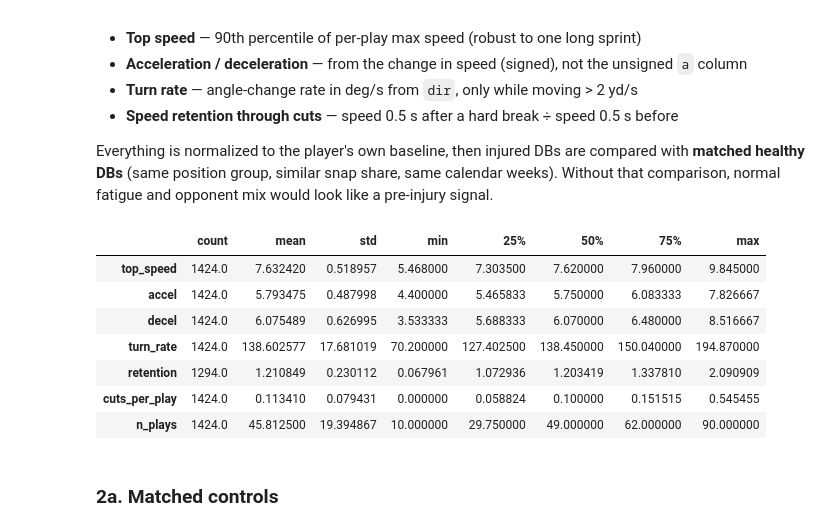
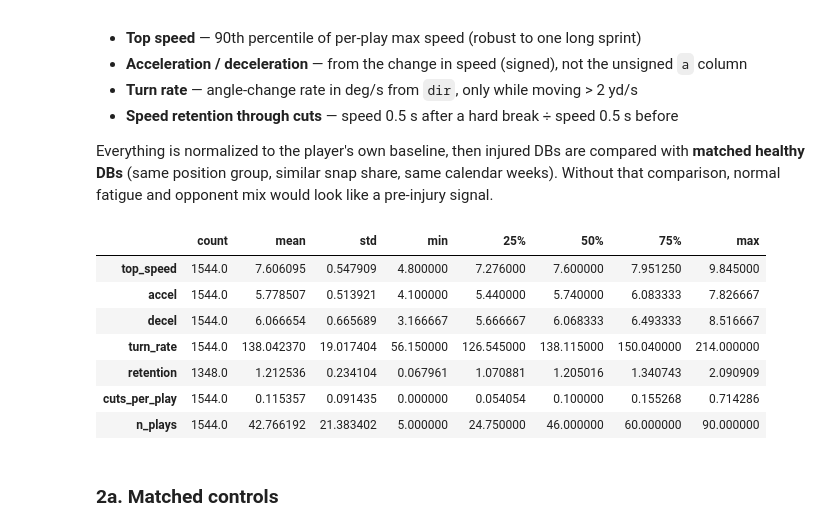
Before and after one commit to Ro-Yadav/USC-NFL-Big-Data-Bowl-2027, a Jupyter notebook: Ben_EDA/bdb2027_db_injury_risk.ipynb, the cells around one changed output. Saved outputs shown, nothing was run; the diff lists cells and outputs as text; code cells hidden in the pictures.

```diff
--- a/Ben_EDA/bdb2027_db_injury_risk.ipynb
+++ b/Ben_EDA/bdb2027_db_injury_risk.ipynb
@@ -348,41 +348,42 @@ def add_frame_features(trk, keys=GAME_KEYS, fps=None):
     trk["retention"] = np.where(trk.is_cut & (s_before > MIN_SPEED_FOR_DIR), s_after / s_before, np.nan)
     return trk
 
 
 def rep_level(trk, keys=GAME_KEYS):
     return (trk.groupby(keys)
                .agg(max_s=("s", "max"), max_acc=("long_acc", "max"), max_decel=("long_acc", "min"),
                     max_turn=("abs_turn", "max"), retention=("retention", "mean"),
                     n_cuts=("is_cut", "sum"))
                .assign(max_decel=lambda d: -d.max_decel)
                .reset_index())
 
 
 def game_level(pl, by=("nflId", "gameId")):
     q90 = lambda x: x.quantile(0.9)
     return (pl.groupby(list(by))
               .agg(top_speed=("max_s", q90), accel=("max_acc", q90), decel=("max_decel", q90),
                    turn_rate=("max_turn", q90), retention=("retention", "median"),
                    cuts_per_play=("n_cuts", "mean"), n_plays=("playId", "nunique"))
               .reset_index())
 
 
 FEATURES = ["top_speed", "accel", "decel", "turn_rate", "retention"]
 
 trk_db = add_frame_features(tracking[tracking.nflId.isin(db_ids)])
 pl = rep_level(trk_db).merge(plays[["gameId", "playId", "quarter"]], on=["gameId", "playId"], how="left")
 gl = game_level(pl).merge(games[["gameId", "season", "week"]], on="gameId")
-gl = gl[gl.n_plays >= 10]                                    # ignore cameo games
+gl = gl[gl.n_plays >= 5]
+# gl = gl[gl.n_plays >= 10]         # exclude cameos
 gl[FEATURES + ["cuts_per_play", "n_plays"]].describe().T
 # %% [output]
 |  | count | mean | std | min | 25% | 50% | 75% | max |
-| top_speed | 1424.0 | 7.632420 | 0.518957 | 5.468000 | 7.303500 | 7.620000 | 7.960000 | 9.845000 |
-| accel | 1424.0 | 5.793475 | 0.487998 | 4.400000 | 5.465833 | 5.750000 | 6.083333 | 7.826667 |
-| decel | 1424.0 | 6.075489 | 0.626995 | 3.533333 | 5.688333 | 6.070000 | 6.480000 | 8.516667 |
-| turn_rate | 1424.0 | 138.602577 | 17.681019 | 70.200000 | 127.402500 | 138.450000 | 150.040000 | 194.870000 |
-| retention | 1294.0 | 1.210849 | 0.230112 | 0.067961 | 1.072936 | 1.203419 | 1.337810 | 2.090909 |
-| cuts_per_play | 1424.0 | 0.113410 | 0.079431 | 0.000000 | 0.058824 | 0.100000 | 0.151515 | 0.545455 |
-| n_plays | 1424.0 | 45.812500 | 19.394867 | 10.000000 | 29.750000 | 49.000000 | 62.000000 | 90.000000 |
+| top_speed | 1544.0 | 7.606095 | 0.547909 | 4.800000 | 7.276000 | 7.600000 | 7.951250 | 9.845000 |
+| accel | 1544.0 | 5.778507 | 0.513921 | 4.100000 | 5.440000 | 5.740000 | 6.083333 | 7.826667 |
+| decel | 1544.0 | 6.066654 | 0.665689 | 3.166667 | 5.666667 | 6.068333 | 6.493333 | 8.516667 |
+| turn_rate | 1544.0 | 138.042370 | 19.017404 | 56.150000 | 126.545000 | 138.115000 | 150.040000 | 214.000000 |
+| retention | 1348.0 | 1.212536 | 0.234104 | 0.067961 | 1.070881 | 1.205016 | 1.340743 | 2.090909 |
+| cuts_per_play | 1544.0 | 0.115357 | 0.091435 | 0.000000 | 0.054054 | 0.100000 | 0.155268 | 0.714286 |
+| n_plays | 1544.0 | 42.766192 | 21.383402 | 5.000000 | 24.750000 | 46.000000 | 60.000000 | 90.000000 |
 # %% [markdown]
 ### 2a. Matched controls
 # %%
```
Also changed, not shown: parts of 15 cells of this notebook, 3 other files.
